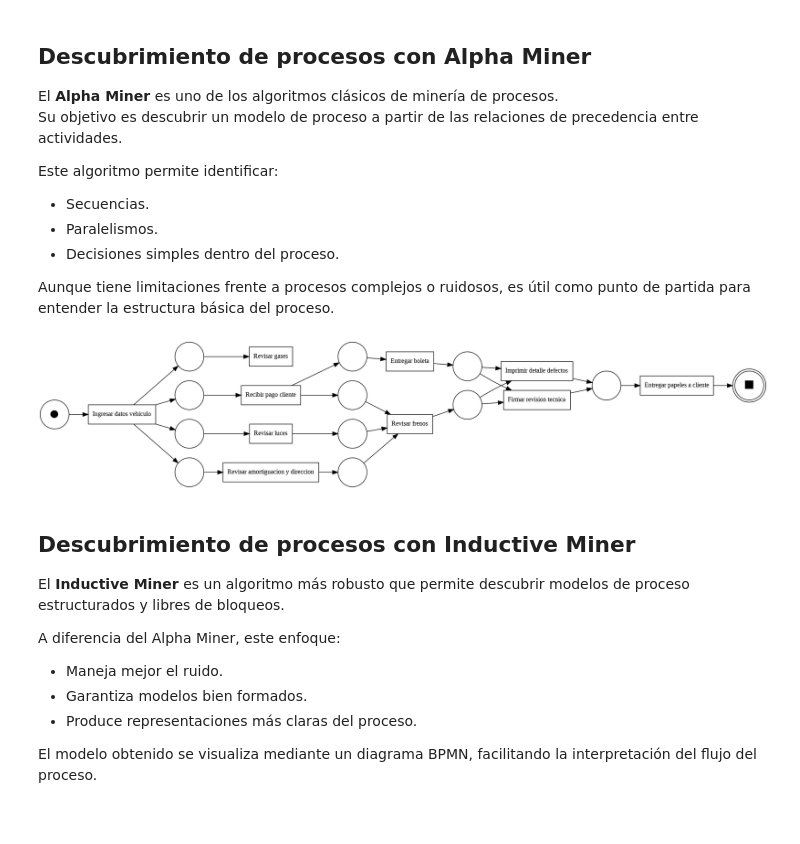
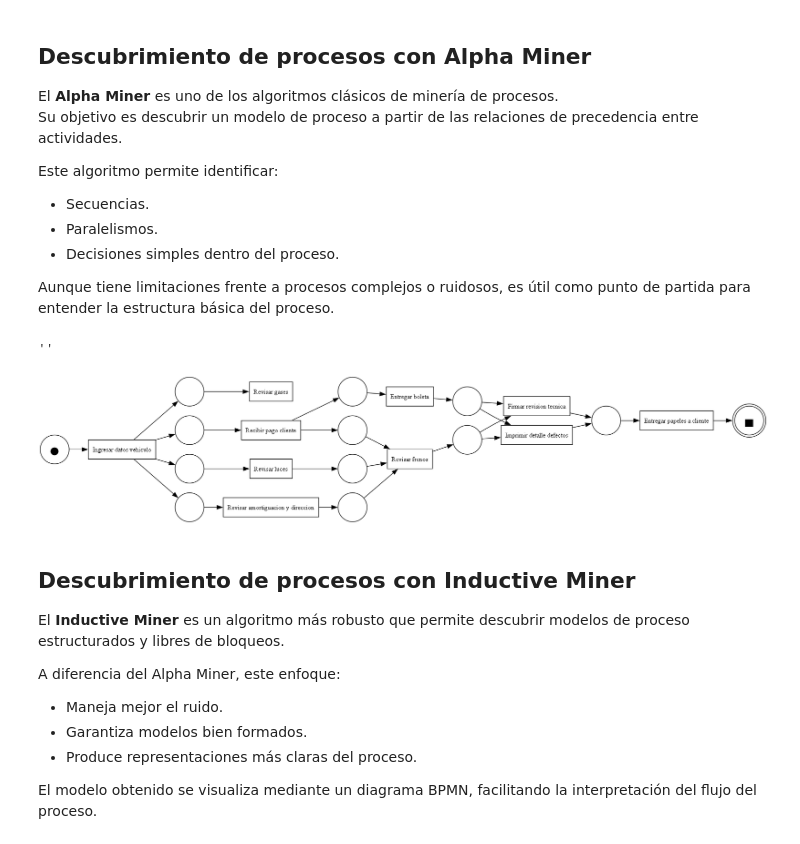
Before and after one commit to LaSoMaGo/Mineria-procesos-concesionario, a Jupyter notebook: Trabajo_Final_Mineria_de_Datos.ipynb, the cells around one changed output. Drawn from its saved outputs; the diff is of its cells as text; code cells hidden in the pictures.

```diff
--- a/Trabajo_Final_Mineria_de_Datos.ipynb
+++ b/Trabajo_Final_Mineria_de_Datos.ipynb
@@ -98,7 +102,14 @@ net, initial_marking, final_marking = pm4py.discovery.discover_petri_net_alpha(l
 # %%
-pm4py.vis.view_petri_net(net, initial_marking, final_marking, format='png')
+pm4py.vis.save_vis_petri_net(net, initial_marking, final_marking, "my_petri_net.png")
 # %% [output]
-[figure, removed]
+''
+# %%
+from IPython.display import Image, display
+
+
+display(Image(filename="my_petri_net.png"))
+# %% [output]
+[figure, added]
 # %% [markdown]
 ## Descubrimiento de procesos con Inductive Miner
 
```
Also changed, not shown: parts of 7 cells of this notebook, 4 other files.
